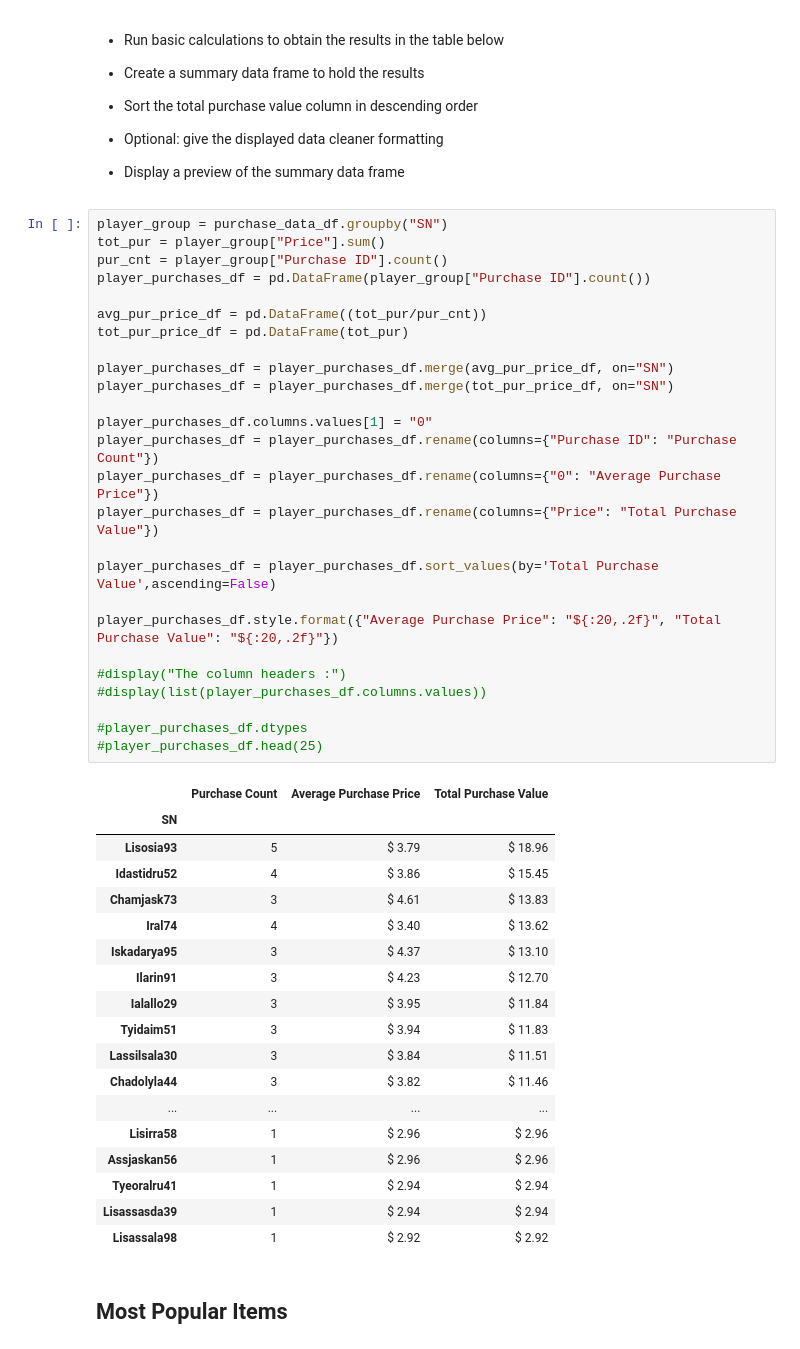
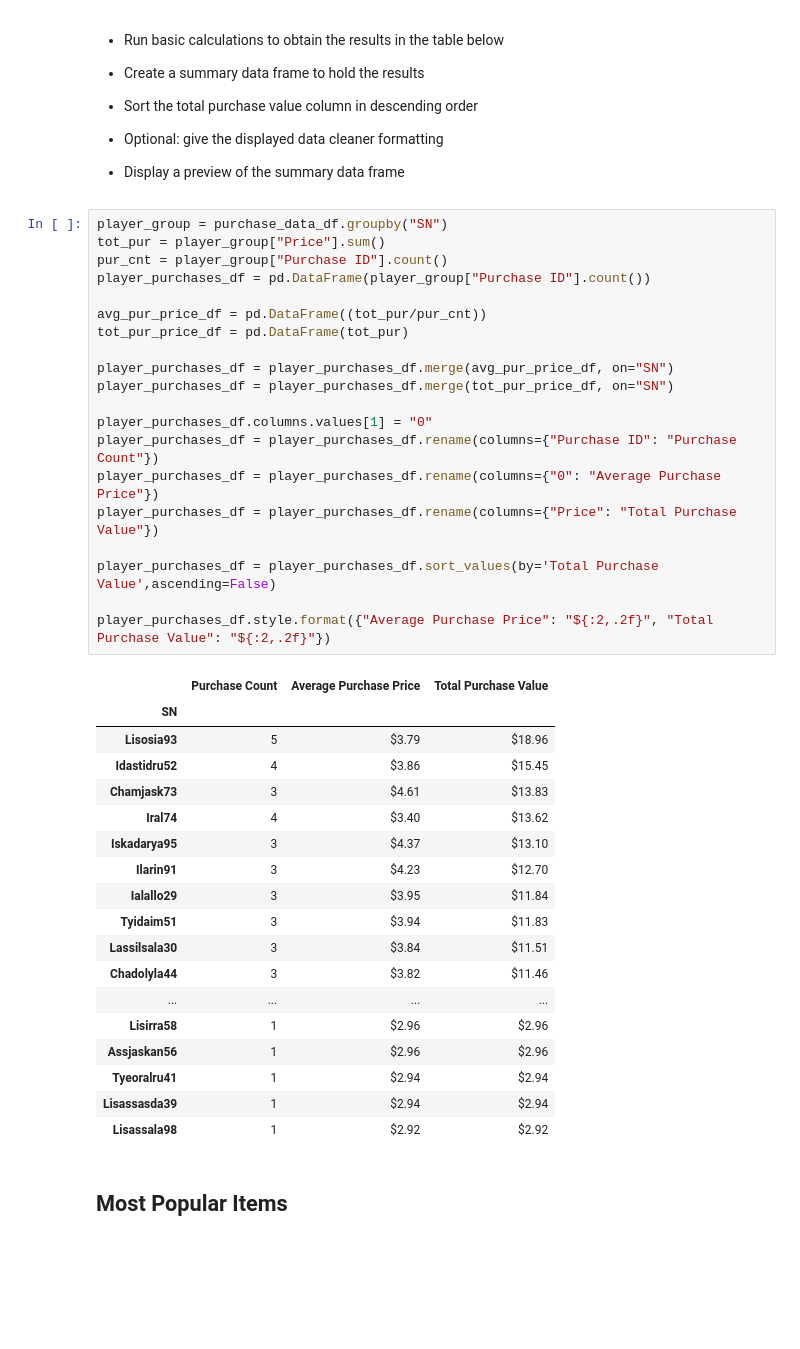
Before and after one commit to patrickfspring/Game-Purchase-Analysis-using-Pandas, a Jupyter notebook: HeroesOfPymoli/HeroesOfPymoli_starter.ipynb, the cells around one changed output. Drawn from its saved outputs; the diff is of its cells as text; blank space fills up the shorter version.

```diff
--- a/HeroesOfPymoli/HeroesOfPymoli_starter.ipynb
+++ b/HeroesOfPymoli/HeroesOfPymoli_starter.ipynb
@@ -270,48 +267,42 @@ avgpur_per_agebin_df.style.format({"Average Purchase Price": "${:20,.2f}", "Tota
 # %%
 player_group = purchase_data_df.groupby("SN")
 tot_pur = player_group["Price"].sum()
 pur_cnt = player_group["Purchase ID"].count()
 player_purchases_df = pd.DataFrame(player_group["Purchase ID"].count())
 
 avg_pur_price_df = pd.DataFrame((tot_pur/pur_cnt))
 tot_pur_price_df = pd.DataFrame(tot_pur)
 
 player_purchases_df = player_purchases_df.merge(avg_pur_price_df, on="SN")
 player_purchases_df = player_purchases_df.merge(tot_pur_price_df, on="SN")
 
 player_purchases_df.columns.values[1] = "0"
 player_purchases_df = player_purchases_df.rename(columns={"Purchase ID": "Purchase Count"})
 player_purchases_df = player_purchases_df.rename(columns={"0": "Average Purchase Price"})
 player_purchases_df = player_purchases_df.rename(columns={"Price": "Total Purchase Value"})
 
 player_purchases_df = player_purchases_df.sort_values(by='Total Purchase Value',ascending=False)
 
-player_purchases_df.style.format({"Average Purchase Price": "${:20,.2f}", "Total Purchase Value": "${:20,.2f}"})
-
-#display("The column headers :")
-#display(list(player_purchases_df.columns.values))
-
-#player_purchases_df.dtypes
-#player_purchases_df.head(25)
+player_purchases_df.style.format({"Average Purchase Price": "${:2,.2f}", "Total Purchase Value": "${:2,.2f}"})
 # %% [output]
 |  | Purchase Count | Average Purchase Price | Total Purchase Value |
 | SN |  |  |  |
-| Lisosia93 | 5 | $ 3.79 | $ 18.96 |
-| Idastidru52 | 4 | $ 3.86 | $ 15.45 |
-| Chamjask73 | 3 | $ 4.61 | $ 13.83 |
-| Iral74 | 4 | $ 3.40 | $ 13.62 |
-| Iskadarya95 | 3 | $ 4.37 | $ 13.10 |
-| Ilarin91 | 3 | $ 4.23 | $ 12.70 |
-| Ialallo29 | 3 | $ 3.95 | $ 11.84 |
-| Tyidaim51 | 3 | $ 3.94 | $ 11.83 |
-| Lassilsala30 | 3 | $ 3.84 | $ 11.51 |
-| Chadolyla44 | 3 | $ 3.82 | $ 11.46 |
+| Lisosia93 | 5 | $3.79 | $18.96 |
+| Idastidru52 | 4 | $3.86 | $15.45 |
+| Chamjask73 | 3 | $4.61 | $13.83 |
+| Iral74 | 4 | $3.40 | $13.62 |
+| Iskadarya95 | 3 | $4.37 | $13.10 |
+| Ilarin91 | 3 | $4.23 | $12.70 |
+| Ialallo29 | 3 | $3.95 | $11.84 |
+| Tyidaim51 | 3 | $3.94 | $11.83 |
+| Lassilsala30 | 3 | $3.84 | $11.51 |
+| Chadolyla44 | 3 | $3.82 | $11.46 |
 | ... | ... | ... | ... |
-| Lisirra58 | 1 | $ 2.96 | $ 2.96 |
-| Assjaskan56 | 1 | $ 2.96 | $ 2.96 |
-| Tyeoralru41 | 1 | $ 2.94 | $ 2.94 |
-| Lisassasda39 | 1 | $ 2.94 | $ 2.94 |
-| Lisassala98 | 1 | $ 2.92 | $ 2.92 |
+| Lisirra58 | 1 | $2.96 | $2.96 |
+| Assjaskan56 | 1 | $2.96 | $2.96 |
+| Tyeoralru41 | 1 | $2.94 | $2.94 |
+| Lisassasda39 | 1 | $2.94 | $2.94 |
+| Lisassala98 | 1 | $2.92 | $2.92 |
 # %% [markdown]
 ## Most Popular Items
 # %% [markdown]
```
Also changed, not shown: parts of 5 cells of this notebook.
